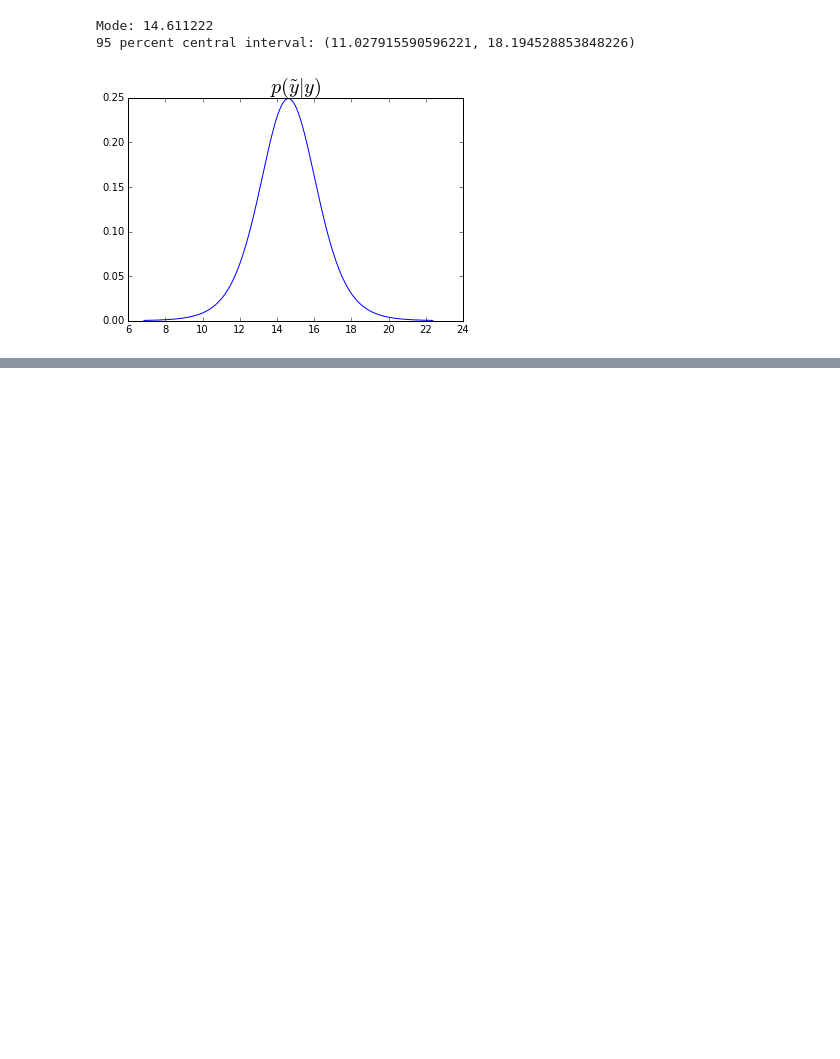
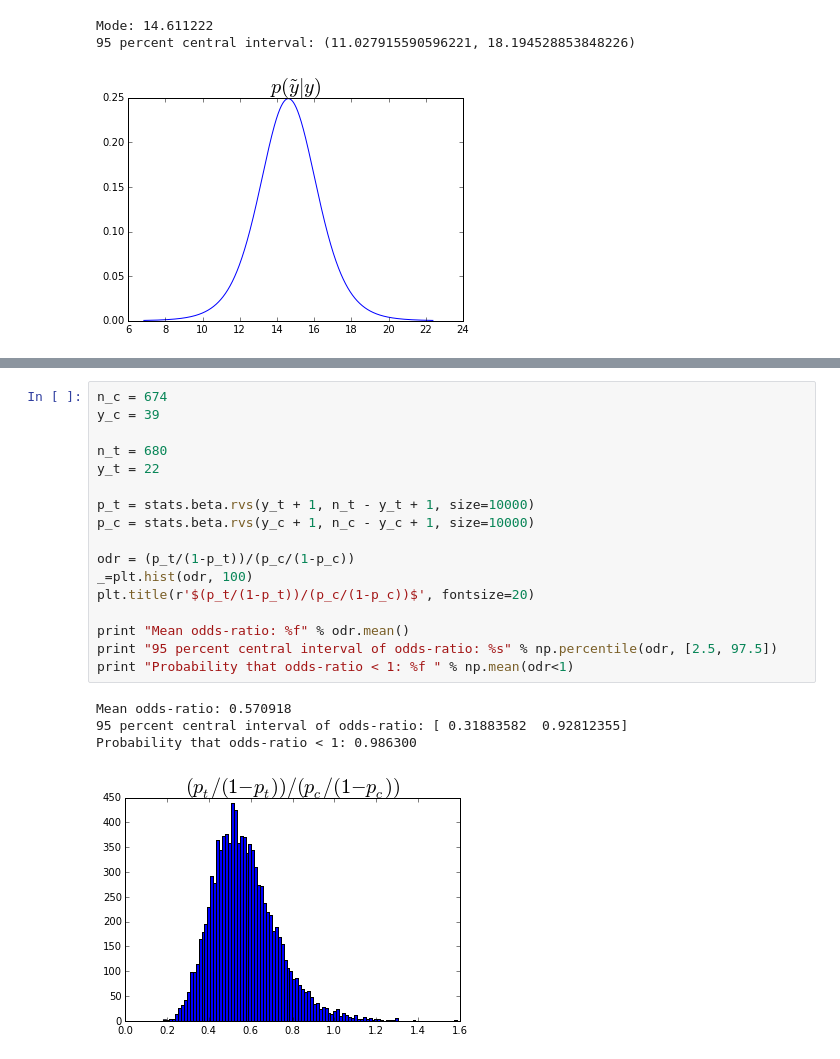
Before and after one commit to rasmusbergpalm/bayes, a Jupyter notebook: ex2/ex2.ipynb, the cells around one changed output, grey strips where cells are left out. Cells and saved outputs as stored; diff of their text form; blank space fills up the shorter version.

```diff
--- a/ex2/ex2.ipynb
+++ b/ex2/ex2.ipynb
@@ -513,0 +501,22 @@ Hint: With a conjugate prior a closed form posterior is Student’s t form for e
+# %%
+n_c = 674
+y_c = 39
+
+n_t = 680
+y_t = 22
+
+p_t = stats.beta.rvs(y_t + 1, n_t - y_t + 1, size=10000)
+p_c = stats.beta.rvs(y_c + 1, n_c - y_c + 1, size=10000)
+
+odr = (p_t/(1-p_t))/(p_c/(1-p_c))
+_=plt.hist(odr, 100)
+plt.title(r'$(p_t/(1-p_t))/(p_c/(1-p_c))$', fontsize=20)
+
+print "Mean odds-ratio: %f" % odr.mean()
+print "95 percent central interval of odds-ratio: %s" % np.percentile(odr, [2.5, 97.5])
+print "Probability that odds-ratio < 1: %f " % np.mean(odr<1)
+# %% [output]
+Mean odds-ratio: 0.570918
+95 percent central interval of odds-ratio: [ 0.31883582  0.92812355]
+Probability that odds-ratio < 1: 0.986300
+[figure, added]
```
Also changed, not shown: parts of 17 cells of this notebook, 3 other files.
